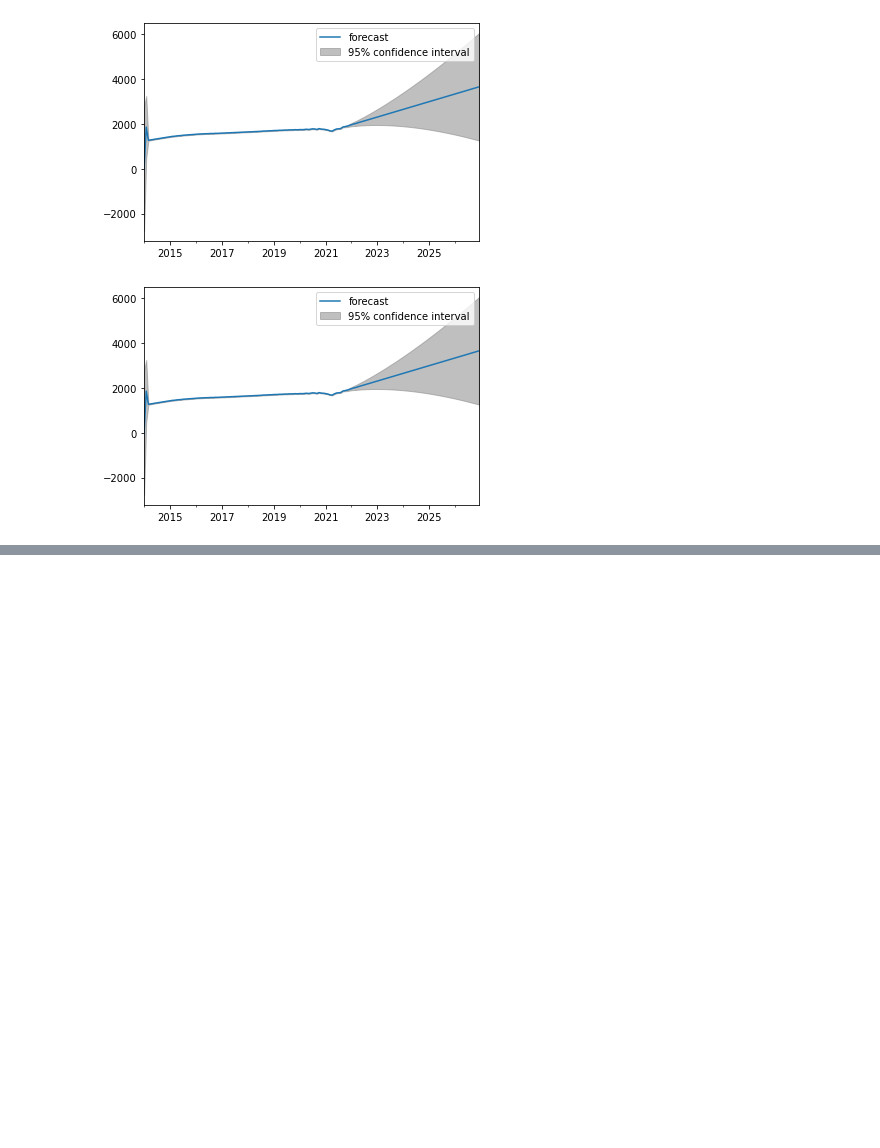
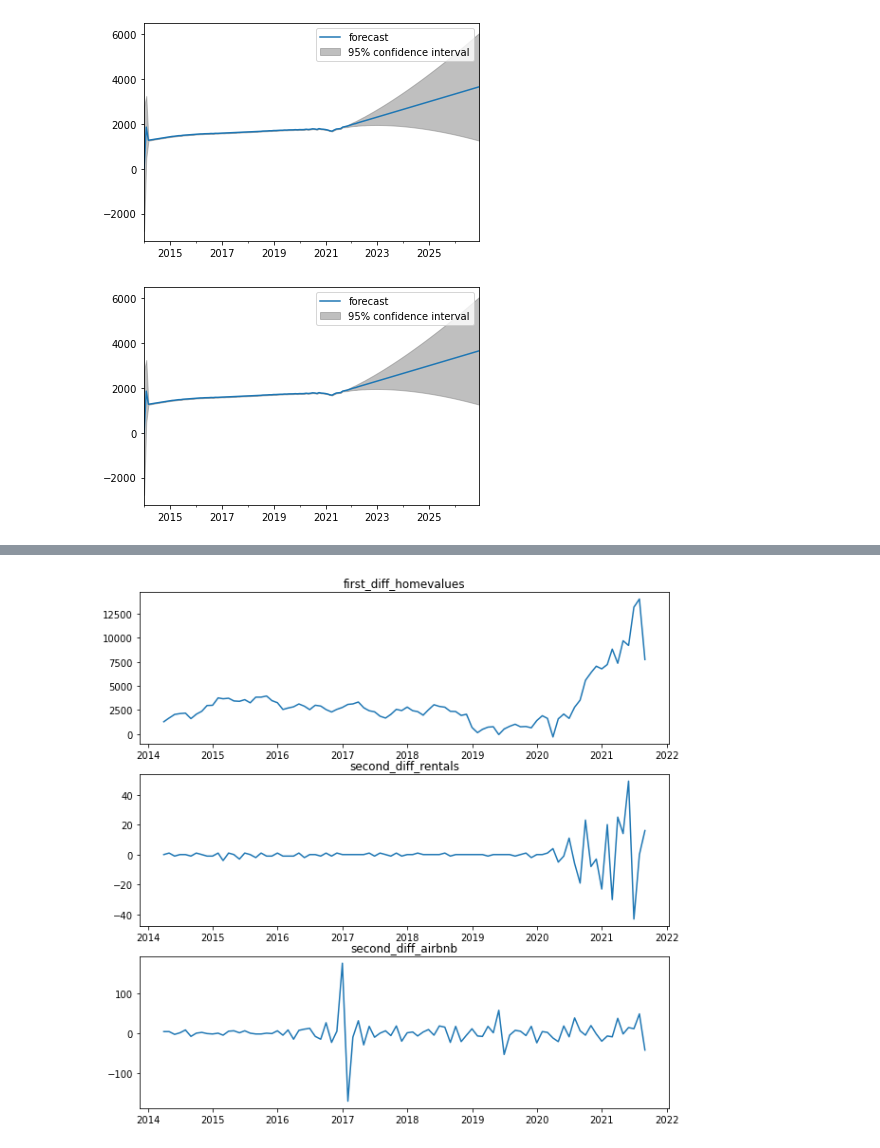
Before and after one commit to lmarett8/denver_airbnb, a Jupyter notebook: notebooks/zillow_historical.ipynb, the cells around one changed output, grey strips where cells are left out. Saved outputs shown, nothing was run; the diff lists cells and outputs as text; code cells hidden in the pictures; blank space fills up the shorter version.

```diff
--- a/notebooks/zillow_historical.ipynb
+++ b/notebooks/zillow_historical.ipynb
@@ -728,0 +874,4 @@ plot_predict(r_model, start = '2014-01-31', end = '2026-12-31')
+# %%
+df['first_diff_homevalues'] = df['home_values'].diff()
+df['second_diff_rentals'] = df['rentals'].diff().diff()
+df['second_diff_airbnb'] = df['airbnb_listings'].diff().diff()
@@ -728,0 +894,3 @@ plot_predict(r_model, start = '2014-01-31', end = '2026-12-31')
+# %%
+var_df = df[['first_diff_homevalues', 'second_diff_rentals', 'second_diff_airbnb']]
+var_df.dropna(inplace = True)
@@ -728,0 +902,8 @@ plot_predict(r_model, start = '2014-01-31', end = '2026-12-31')
+# %%
+train, test = train_test_split(var_df,
+                               test_size = 0.1,
+                              shuffle = False)
+# %%
+model = VAR(train)
+var_model = model.fit(maxlags = 15, ic = 'aic')
+var_model.summary()
@@ -728,0 +928,4 @@ plot_predict(r_model, start = '2014-01-31', end = '2026-12-31')
+# %%
+var_model.plot();
+# %% [output]
+[figure, added]
```
Also changed, not shown: parts of 37 cells of this notebook, 1 other file.
